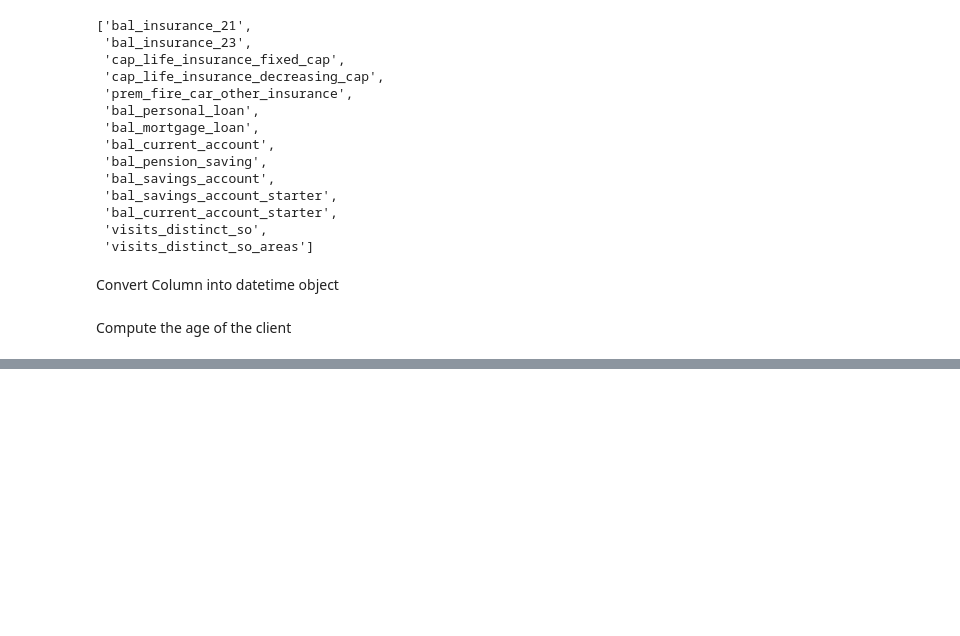
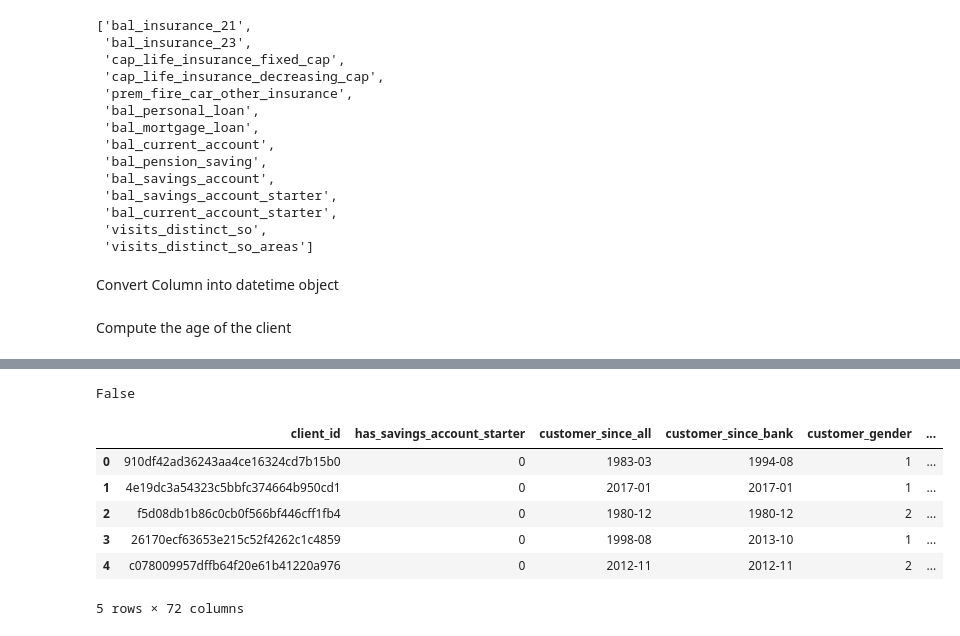
Before and after one commit to alejandramendezb/ADA, a Jupyter notebook: assignment_1/DataPreprocessing.ipynb, the cells around one changed output, grey strips where cells are left out. Saved outputs shown, nothing was run; the diff lists cells and outputs as text; code cells hidden in the pictures; blank space fills up the shorter version.

```diff
--- a/assignment_1/DataPreprocessing.ipynb
+++ b/assignment_1/DataPreprocessing.ipynb
@@ -140,5 +156,3 @@ full_df.to_csv("data_train_final.csv", index=False)
-# %%
-full_df = pd.read_csv("data_train_final.csv")
 # %% [markdown]
 Convert Column into datetime object
 # %%
@@ -162,0 +238,12 @@ full_df['gender'] = np.where(full_df['customer_gender']==1, 1, 0)
+# %%
+#customer self employed status summarized
+
+full_df['customer_self_employed_seq'] = full_df.filter(regex="^customer_self_employed_[0-9]").apply(lambda x: ''.join(x.astype(str)), axis=1)
+
+full_df['customer_self_employed_count'] = full_df.filter(regex="^customer_self_employed_[0-9]").sum(axis=1)
+
+
+
+
+
+#customer relationship
@@ -162,0 +294,18 @@ full_df['gender'] = np.where(full_df['customer_gender']==1, 1, 0)
+# %%
+def clean_relationship(status):
+    if pd.isnull(status):
+        new_val = 0
+    elif status == "single":
+        new_val = 1
+    else:
+        new_val = 2
+
+    return new_val
+
+full_df["customer_relationship_clean_1"]  = full_df['customer_relationship_1'].apply(clean_children)
+full_df["customer_relationship_clean_2"]  = full_df['customer_relationship_2'].apply(clean_children)
+full_df["customer_relationship_clean_3"]  = full_df['customer_relationship_3'].apply(clean_children)
+
+full_df['customer_relationship_seq'] = full_df.filter(regex="^customer_relationship_clean_[0-9]").apply(lambda x: ''.join(x.astype(str)), axis=1)
+
+full_df['customer_relationship_seq'].value_counts()
@@ -163 +331,25 @@ full_df['gender'] = np.where(full_df['customer_gender']==1, 1, 0)
+# %%
+list(full_df.filter(regex="^(.*_[0-9]$)"))
+# %% [output]
+False
+# %%
+#exclude all features with _[0-9]
+
+exclude_lst = list(full_df.filter(regex="^(.*_[0-9]$)"))
+
+exclude_lst.remove("debt_ratio_3")
+exclude_lst.remove("debt_ratio_2")
+exclude_lst.remove("debt_ratio_1")
+
+final_df = full_df.drop(exclude_lst, axis=1)
+# %%
+final_df.head()
+# %% [output]
+|  | client_id | has_savings_account_starter | customer_since_all | customer_since_bank | customer_gender | ... |
+| 0 | 910df42ad36243aa4ce16324cd7b15b0 | 0 | 1983-03 | 1994-08 | 1 | ... |
+| 1 | 4e19dc3a54323c5bbfc374664b950cd1 | 0 | 2017-01 | 2017-01 | 1 | ... |
+| 2 | f5d08db1b86c0cb0f566bf446cff1fb4 | 0 | 1980-12 | 1980-12 | 2 | ... |
+| 3 | 26170ecf63653e215c52f4262c1c4859 | 0 | 1998-08 | 2013-10 | 1 | ... |
+| 4 | c078009957dffb64f20e61b41220a976 | 0 | 2012-11 | 2012-11 | 2 | ... |
+5 rows × 72 columns
 # %%
```
Also changed, not shown: parts of 15 cells of this notebook, 1 other file.
